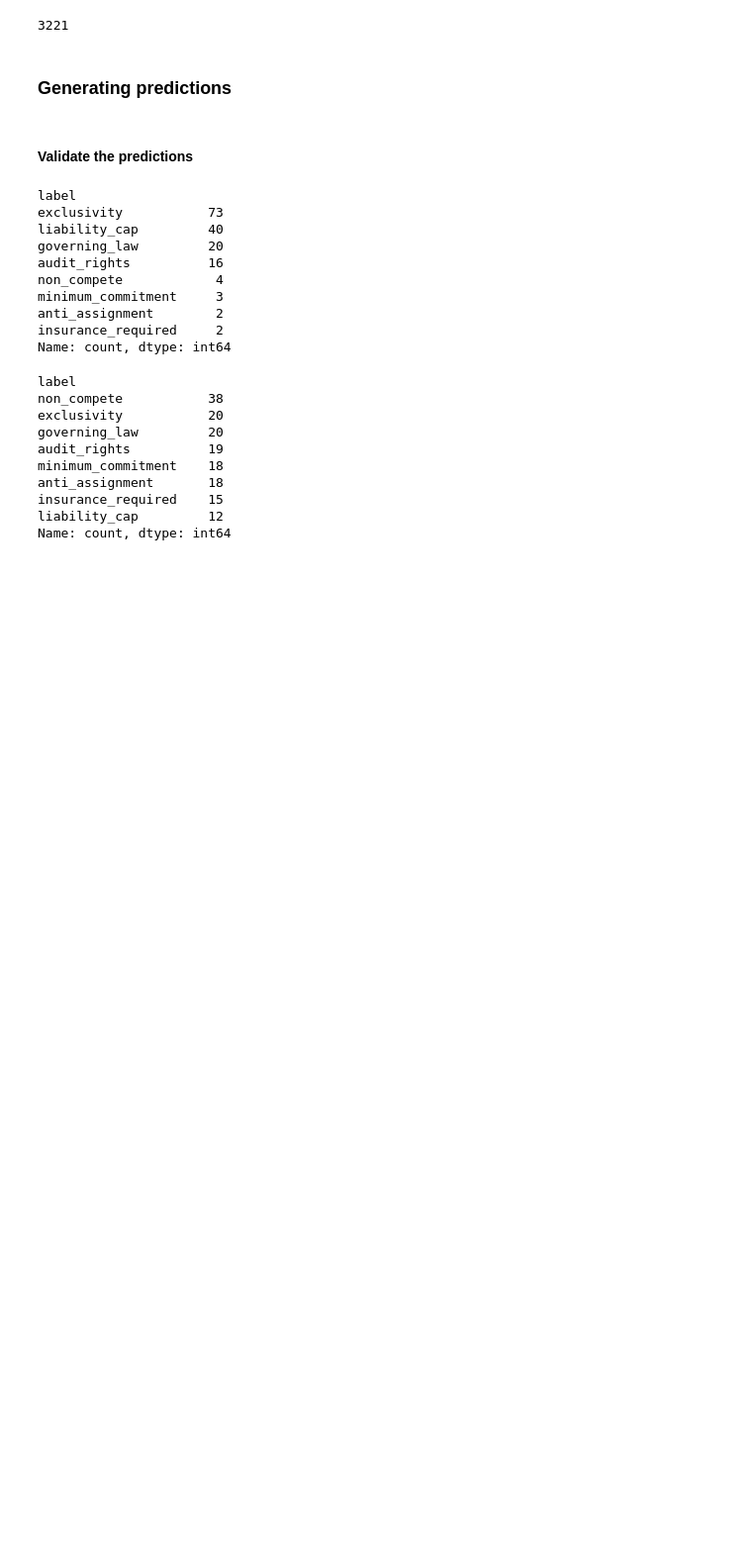
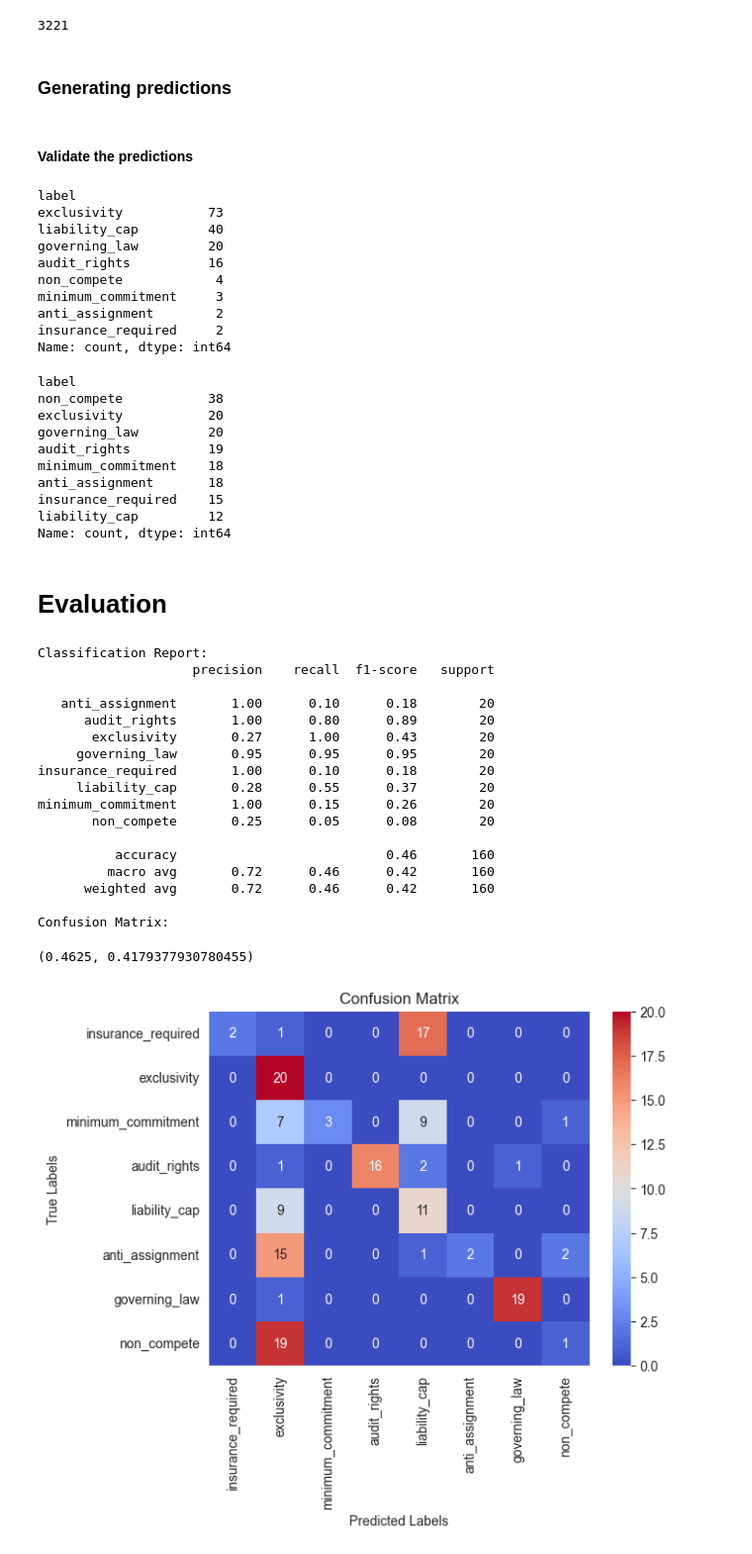
Before and after one commit to klagony/ai_engineering, a Jupyter notebook: promting.ipynb, the cells around one changed output. Shown at 99% size. Saved outputs shown, nothing was run; the diff lists cells and outputs as text; code cells hidden in the pictures; blank space fills up the shorter version.

Commit message:
add evaluation part and edited README

```diff
--- a/promting.ipynb
+++ b/promting.ipynb
@@ -117,3 +116,29 @@ anti_assignment       18
 insurance_required    15
 liability_cap         12
 Name: count, dtype: int64
+# %% [markdown]
+# Evaluation
+# %%
+from utils.evaluate_pred import evaluate_pred
+
+evaluate_pred(test_df, zero_shot_predictions)
+# %% [output]
+Classification Report:
+                    precision    recall  f1-score   support
+
+   anti_assignment       1.00      0.10      0.18        20
+      audit_rights       1.00      0.80      0.89        20
+       exclusivity       0.27      1.00      0.43        20
+     governing_law       0.95      0.95      0.95        20
+insurance_required       1.00      0.10      0.18        20
+     liability_cap       0.28      0.55      0.37        20
+minimum_commitment       1.00      0.15      0.26        20
+       non_compete       0.25      0.05      0.08        20
+
+          accuracy                           0.46       160
+         macro avg       0.72      0.46      0.42       160
+      weighted avg       0.72      0.46      0.42       160
+
+Confusion Matrix:
+(0.4625, 0.4179377930780455)
+[figure, added]
```
Also changed, not shown: parts of 2 cells of this notebook, 3 other files.
